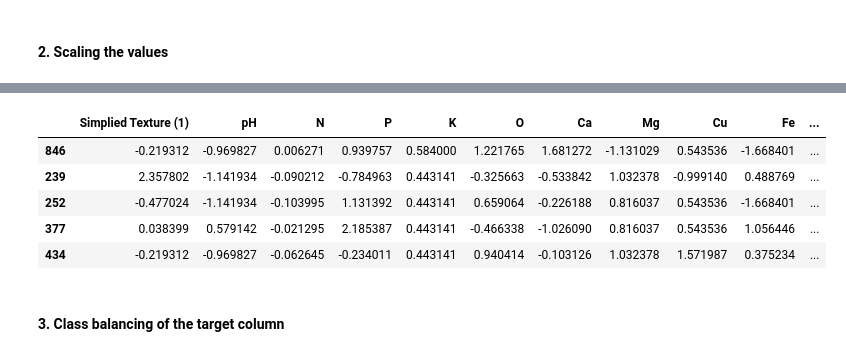
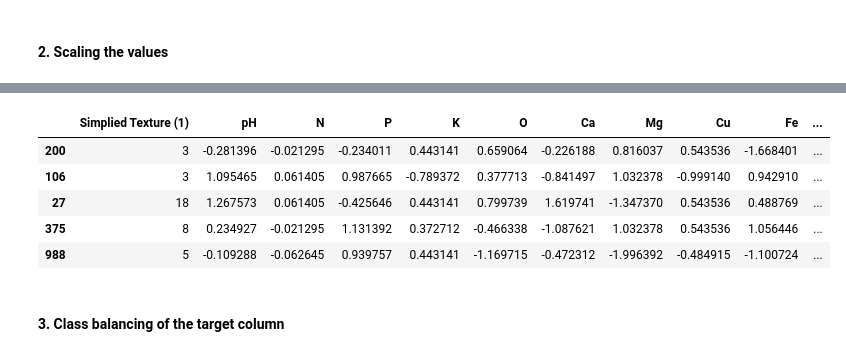
Before and after one commit to oscar066/Kiduka, a Jupyter notebook: index.ipynb, the cells around one changed output, grey strips where cells are left out. Drawn from its saved outputs; the diff is of its cells as text; code cells hidden in the pictures.

```diff
--- a/index.ipynb
+++ b/index.ipynb
@@ -621,7 +638,7 @@ def scale_dataset(df: pd.DataFrame,target_column : str , scaling_type: str = 'st
     df_scaled = df.copy()
 
     # select numeric columns
-    numerical_columns = df_scaled.select_dtypes(include=['float64', 'int64']).columns
+    numerical_columns = df_scaled.select_dtypes(include=['float64']).columns
     columns_to_scale = numerical_columns.difference([target_column])
 
     if scaling_type == 'standard':
@@ -647,14 +664,14 @@ df_encoded.sample(5)
 # %%
 # scaling the dataset
-df_scaled = scale_dataset(df_encoded, scaling_type = 'standard', target_column = 'target')
+df_scaled = scale_dataset(df_encoded, scaling_type = 'standard', target_column = 'Soil Fertility Status')
 df_scaled.sample(5)
 # %% [output]
 |  | Simplied Texture (1) | pH | N | P | K | O | Ca | Mg | Cu | Fe | ... |
-| 846 | -0.219312 | -0.969827 | 0.006271 | 0.939757 | 0.584000 | 1.221765 | 1.681272 | -1.131029 | 0.543536 | -1.668401 | ... |
-| 239 | 2.357802 | -1.141934 | -0.090212 | -0.784963 | 0.443141 | -0.325663 | -0.533842 | 1.032378 | -0.999140 | 0.488769 | ... |
-| 252 | -0.477024 | -1.141934 | -0.103995 | 1.131392 | 0.443141 | 0.659064 | -0.226188 | 0.816037 | 0.543536 | -1.668401 | ... |
-| 377 | 0.038399 | 0.579142 | -0.021295 | 2.185387 | 0.443141 | -0.466338 | -1.026090 | 0.816037 | 0.543536 | 1.056446 | ... |
-| 434 | -0.219312 | -0.969827 | -0.062645 | -0.234011 | 0.443141 | 0.940414 | -0.103126 | 1.032378 | 1.571987 | 0.375234 | ... |
+| 200 | 3 | -0.281396 | -0.021295 | -0.234011 | 0.443141 | 0.659064 | -0.226188 | 0.816037 | 0.543536 | -1.668401 | ... |
+| 106 | 3 | 1.095465 | 0.061405 | 0.987665 | -0.789372 | 0.377713 | -0.841497 | 1.032378 | -0.999140 | 0.942910 | ... |
+| 27 | 18 | 1.267573 | 0.061405 | -0.425646 | 0.443141 | 0.799739 | 1.619741 | -1.347370 | 0.543536 | 0.488769 | ... |
+| 375 | 8 | 0.234927 | -0.021295 | 1.131392 | 0.372712 | -0.466338 | -1.087621 | 1.032378 | 0.543536 | 1.056446 | ... |
+| 988 | 5 | -0.109288 | -0.062645 | 0.939757 | 0.443141 | -1.169715 | -0.472312 | -1.996392 | -0.484915 | -1.100724 | ... |
 # %% [markdown]
 #### 3. Class balancing of the target column
 # %%
```
Also changed, not shown: parts of 38 cells of this notebook, 8 other files.
